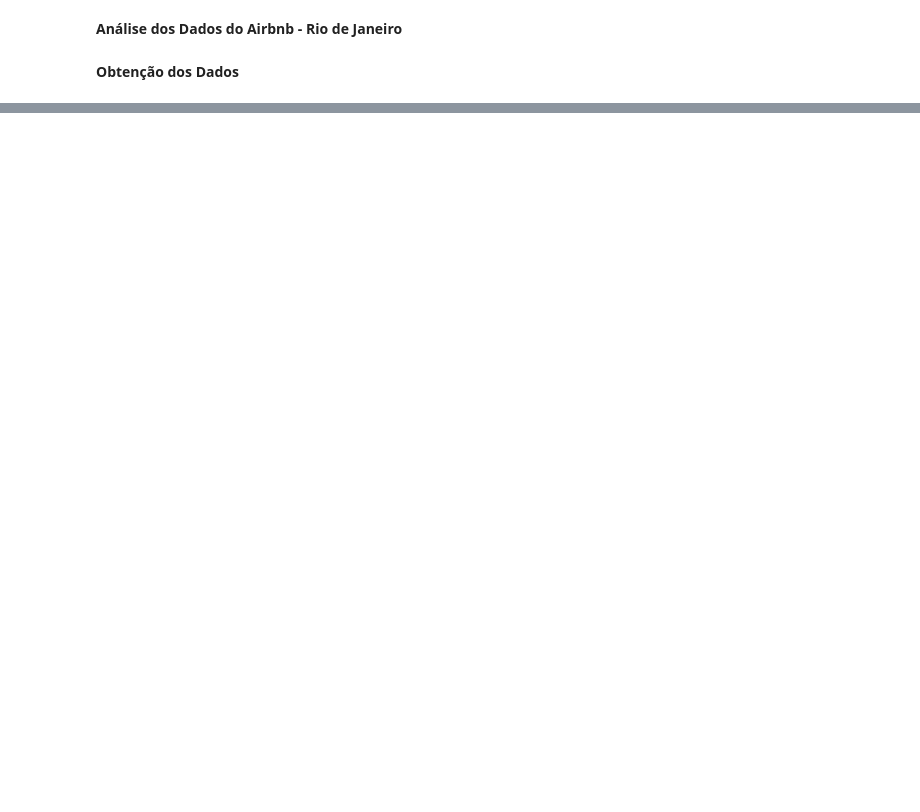
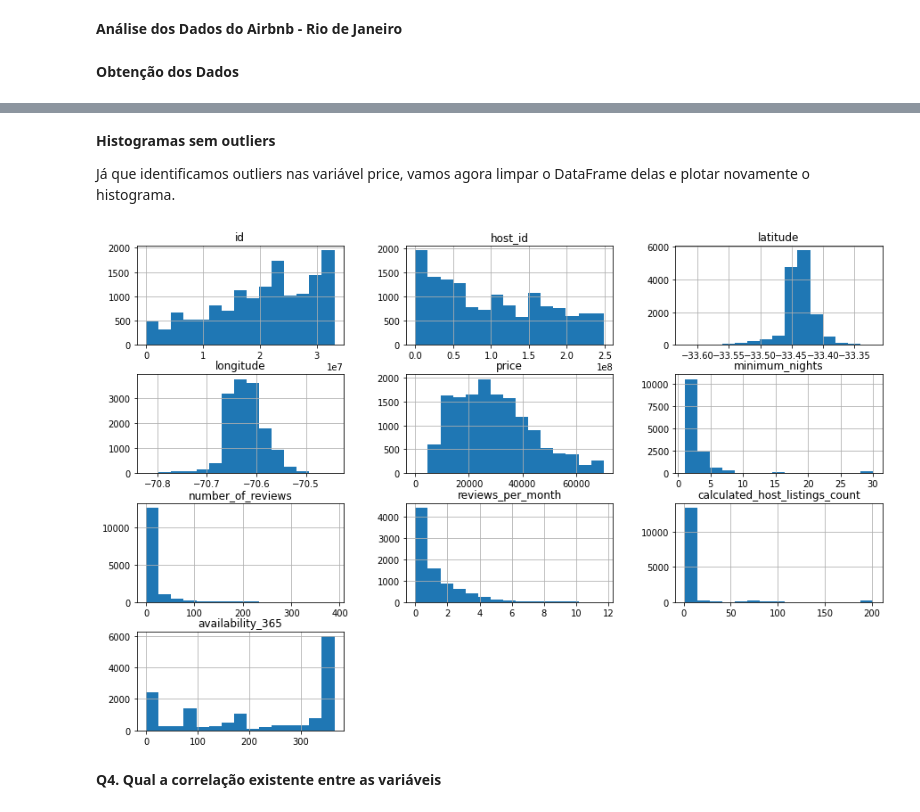
Before and after one commit to leonardodamata/aula_01, a Jupyter notebook: aula_01.ipynb, the cells around one changed output, grey strips where cells are left out. Cells and saved outputs as stored; diff of their text form; code cells hidden in the pictures; blank space fills up the shorter version.

```diff
--- a/aula_01.ipynb
+++ b/aula_01.ipynb
@@ -20,0 +151,20 @@ ParserError: ignored
+# %% [markdown]
+**Histogramas sem outliers**
+
+Já que identificamos outliers nas variável price, vamos agora limpar o DataFrame delas e plotar novamente o histograma.
+# %%
+# remover os outliers em um novo dataframe
+
+df_clean = df.copy()
+df_clean.drop(df_clean[df_clean.price > 71000].index, axis = 0, inplace = True)
+df_clean.drop(df_clean[df_clean.minimum_nights >30].index, axis=0, inplace=True)
+
+#remover neighbourhood_group, pois está vazio
+df_clean.drop('neighbourhood_group', axis=1, inplace=True)
+
+#plotar o histograma para as variáveis númericas
+df_clean.hist(bins=15, figsize=(15,10));
+# %% [output]
+[figure, added]
+# %% [markdown]
+**Q4. Qual a correlação existente entre as variáveis**
```
Also changed, not shown: parts of 27 cells of this notebook.
